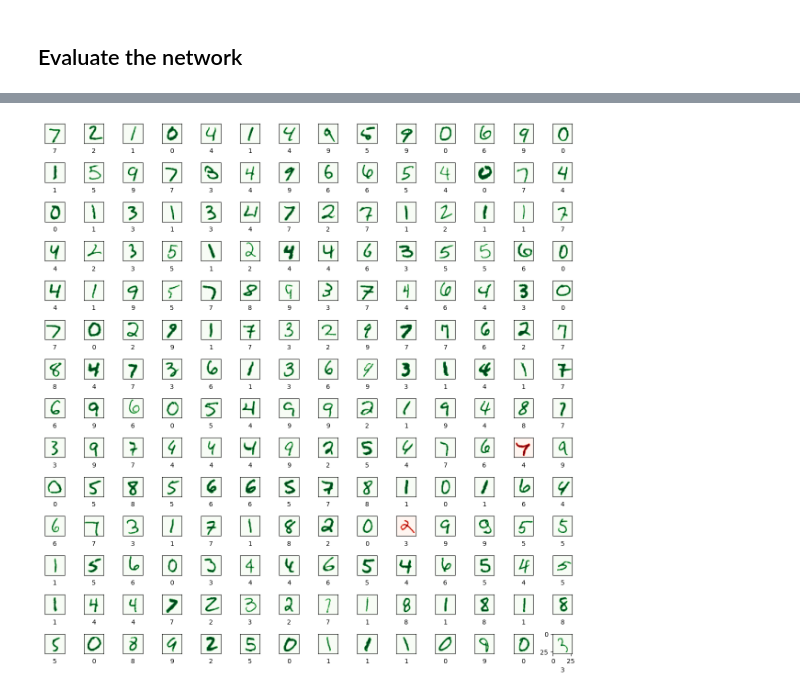
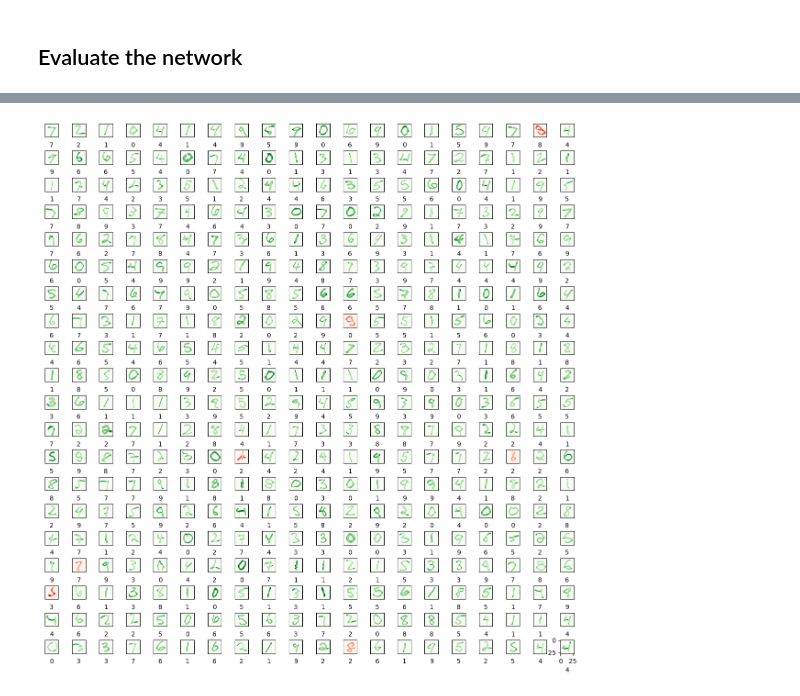
Before and after one commit to BenjaminSeeger/my-first-binder, a Jupyter notebook: SoftwareContribution_BenjaminSeeger.ipynb, the cells around one changed output, grey strips where cells are left out. Cells and saved outputs as stored; diff of their text form; code cells hidden in the pictures.

```diff
--- a/SoftwareContribution_BenjaminSeeger.ipynb
+++ b/SoftwareContribution_BenjaminSeeger.ipynb
@@ -38,21 +38,8 @@ By preparing the data, the training process can be accelerated by scaling the da
 # %%
 #x_train = x_train / 255.0
 #x_validation = x_validation / 255.0
-#x_train = tf.keras.utils.normalize(x_train, axis = 1)
-#x_validation = tf.keras.utils.normalize(x_validation, axis = 1)
-import cv2
-
-#read image as grey scale
-#img_grey = cv2.imread(x_train, cv2.IMREAD_GRAYSCALE)
-
-# define a threshold, 128 is the middle of black and white in grey scale
-thresh = 128
-
-# threshold the image
-x_train = cv2.threshold(x_train, thresh, 255, cv2.THRESH_BINARY)[1]
-
-#save image
-#cv2.imwrite('D:/black-and-white.png',img_binary)
+x_train = tf.keras.utils.normalize(x_train, axis = 1)
+x_validation = tf.keras.utils.normalize(x_validation, axis = 1)
 # %% [markdown]
 By printing the first element of the training set again you can see how the greyscale valuas were fitted in the range of 0 to 1 in comparishment to the print before.
 # %%
@@ -71,15 +58,7 @@ plt.imshow(x_train[0], cmap = plt.cm.binary)
 # Definition of the model
 model = tf.keras.models.Sequential([
     tf.keras.layers.Flatten(input_shape=(28, 28)),
-    tf.keras.layers.Dense(128, activation=tf.nn.relu),
+    tf.keras.layers.Dense(784, activation=tf.nn.relu),
     tf.keras.layers.Dense(128, activation=tf.nn.relu),
     tf.keras.layers.Dense(10, activation=tf.nn.softmax)
 ])
-
-# Compile the model an set the training parameters
-model.compile(optimizer='adam',
-              loss='sparse_categorical_crossentropy',
-              metrics=['accuracy'])
-
-# Print a summary of the network
-#model.summary()
@@ -113,7 +82,6 @@ tensorboard_callback = tf.keras.callbacks.TensorBoard(logdir, histogram_freq=1)
 model.fit(x_train,
           y_train,
           epochs=10,
-          shuffle=True,
           callbacks=[tensorboard_callback],
           validation_data=(x_validation, y_validation)
 )
@@ -152,7 +97,7 @@ import math
 predictions = model.predict([x_validation])
 predictions = np.argmax(predictions, axis=1)
 
-numbers_to_display = 196
+numbers_to_display = 400
 num_cells = math.ceil(math.sqrt(numbers_to_display))
 plt.figure(figsize=(15, 15))
 
@@ -173 +118 @@ plt.show()
-[figure, old version]
+[figure, new version]
```
Also changed, not shown: parts of 5 cells of this notebook.
